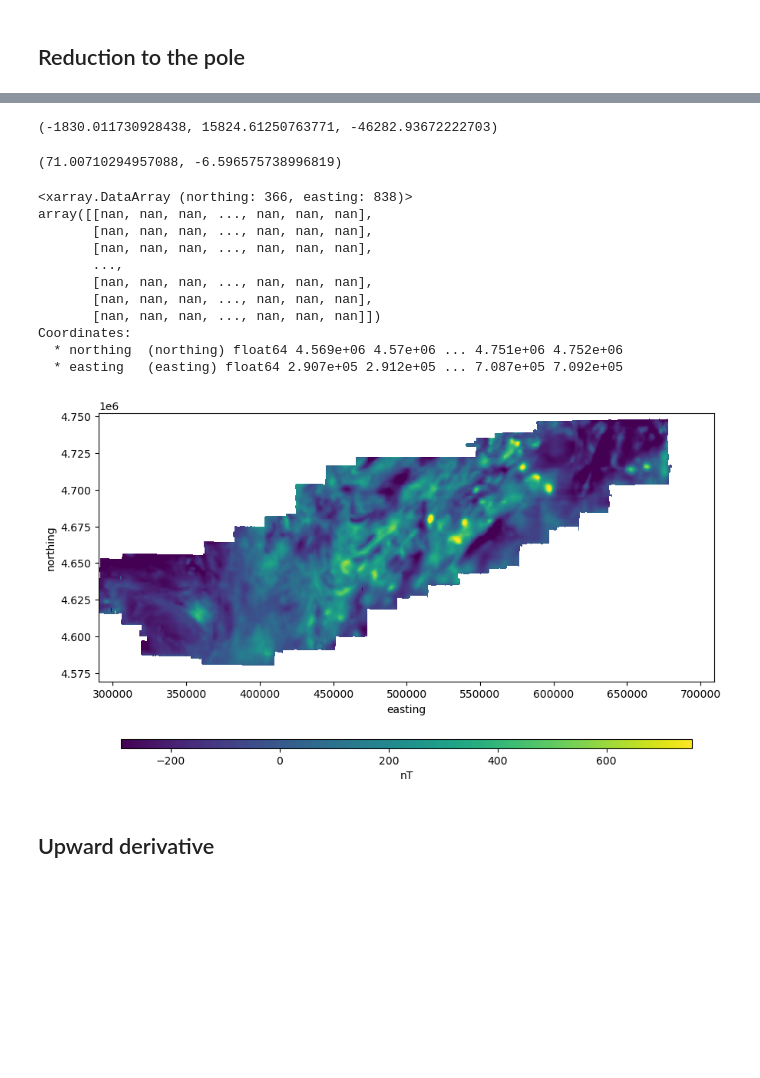
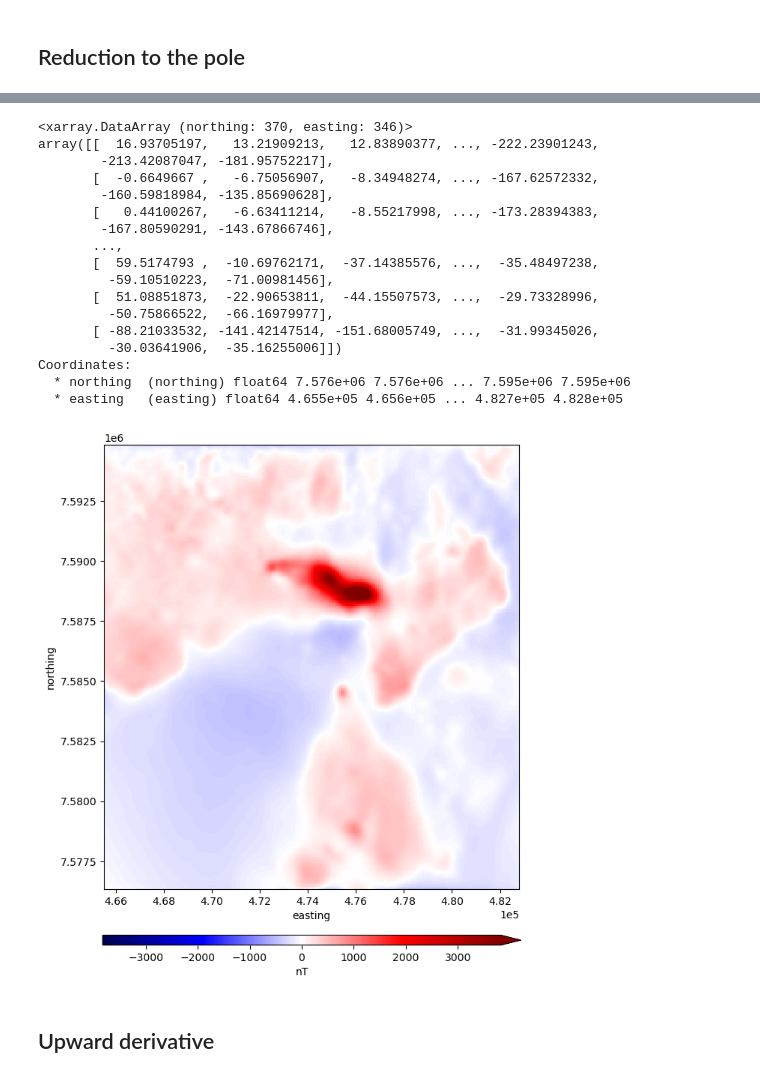
Before and after one commit to fatiando/2023-kegs, a Jupyter notebook: slides/code/transformations.ipynb, the cells around one changed output, grey strips where cells are left out. Saved outputs shown, nothing was run; the diff lists cells and outputs as text; code cells hidden in the pictures; blank space fills up the shorter version.

```diff
--- a/slides/code/transformations.ipynb
+++ b/slides/code/transformations.ipynb
@@ -135,0 +115,8 @@ plt.show()
+# %%
+pad_width = {
+    "easting": magnetic_grid.easting.size * 2,
+    "northing": magnetic_grid.northing.size * 2,
+}
+magnetic_grid_no_height = magnetic_grid.drop_vars("height")
+magnetic_grid_padded = xrft.pad(magnetic_grid_no_height, pad_width=pad_width)
+magnetic_grid_padded
@@ -156,41 +143,42 @@ height = 300
-# %%
-b_e, b_n, b_u = tuple(
-    b_i.ravel()[0]
-    for b_i in ppigrf.igrf(longitude, latitude, height, date)
-)
-b_e, b_n, b_u
-# %% [output]
-(-1830.011730928438, 15824.61250763771, -46282.93672222703)
-# %%
-inclination, declination = get_inclination_declination(b_e, b_n, b_u)
-inclination, declination
-# %% [output]
-(71.00710294957088, -6.596575738996819)
+# %%
+inclination, declination = -52.98, 6.51
 # %%
-rtp_grid = hm.reduction_to_pole(grid, inclination=inclination, declination=declination)
-rtp_grid.values[mask.values] = np.nan
+rtp_grid = hm.reduction_to_pole(
+    magnetic_grid_padded, inclination=inclination, declination=declination
+)
+
+# Unpad the reduced to the pole grid
+rtp_grid = xrft.unpad(rtp_grid, pad_width)
 rtp_grid
 # %% [output]
-<xarray.DataArray (northing: 366, easting: 838)>
-array([[nan, nan, nan, ..., nan, nan, nan],
-       [nan, nan, nan, ..., nan, nan, nan],
-       [nan, nan, nan, ..., nan, nan, nan],
+<xarray.DataArray (northing: 370, easting: 346)>
+array([[  16.93705197,   13.21909213,   12.83890377, ..., -222.23901243,
+        -213.42087047, -181.95752217],
+       [  -0.6649667 ,   -6.75056907,   -8.34948274, ..., -167.62572332,
+        -160.59818984, -135.85690628],
+       [   0.44100267,   -6.63411214,   -8.55217998, ..., -173.28394383,
+        -167.80590291, -143.67866746],
        ...,
-       [nan, nan, nan, ..., nan, nan, nan],
-       [nan, nan, nan, ..., nan, nan, nan],
-       [nan, nan, nan, ..., nan, nan, nan]])
+       [  59.5174793 ,  -10.69762171,  -37.14385576, ...,  -35.48497238,
+         -59.10510223,  -71.00981456],
+       [  51.08851873,  -22.90653811,  -44.15507573, ...,  -29.73328996,
+         -50.75866522,  -66.16979977],
+       [ -88.21033532, -141.42147514, -151.68005749, ...,  -31.99345026,
+         -30.03641906,  -35.16255006]])
 Coordinates:
-  * northing  (northing) float64 4.569e+06 4.57e+06 ... 4.751e+06 4.752e+06
-  * easting   (easting) float64 2.907e+05 2.912e+05 ... 7.087e+05 7.092e+05
+  * northing  (northing) float64 7.576e+06 7.576e+06 ... 7.595e+06 7.595e+06
+  * easting   (easting) float64 4.655e+05 4.656e+05 ... 4.827e+05 4.828e+05
-# %%
-vmin = rtp_grid.min() * 0.5
-vmax = rtp_grid.max() * 0.5
-plt.figure(figsize=(12, 6.5))
-tmp = rtp_grid.plot(add_colorbar=False, vmin=vmin, vmax=vmax, cmap="viridis")
-plt.colorbar(tmp, orientation="horizontal", label="nT", aspect=64, shrink=0.8)
-plt.gca().set_aspect("equal")
-plt.show()
-# %% [output]
-[figure, removed]
+# %%
+scale = vd.maxabs(rtp_grid) * 0.7
+
+plt.figure(figsize=(12, 10))
+tmp = rtp_grid.plot(cmap="seismic", vmin=-scale, vmax=scale, add_colorbar=False)
+plt.gca().set_aspect("equal")
+plt.ticklabel_format(style="sci", scilimits=(0,0))
+plt.colorbar(tmp, label="nT", orientation="horizontal", shrink=0.6, aspect=42, pad=0.08, extend="max")
+plt.savefig(figsdir / "lightning-creek-rtp.png", dpi=300)
+plt.show()
+# %% [output]
+[figure, added]
 # %% [markdown]
 ## Upward derivative
```
Also changed, not shown: parts of 29 cells of this notebook, 5 other files.
